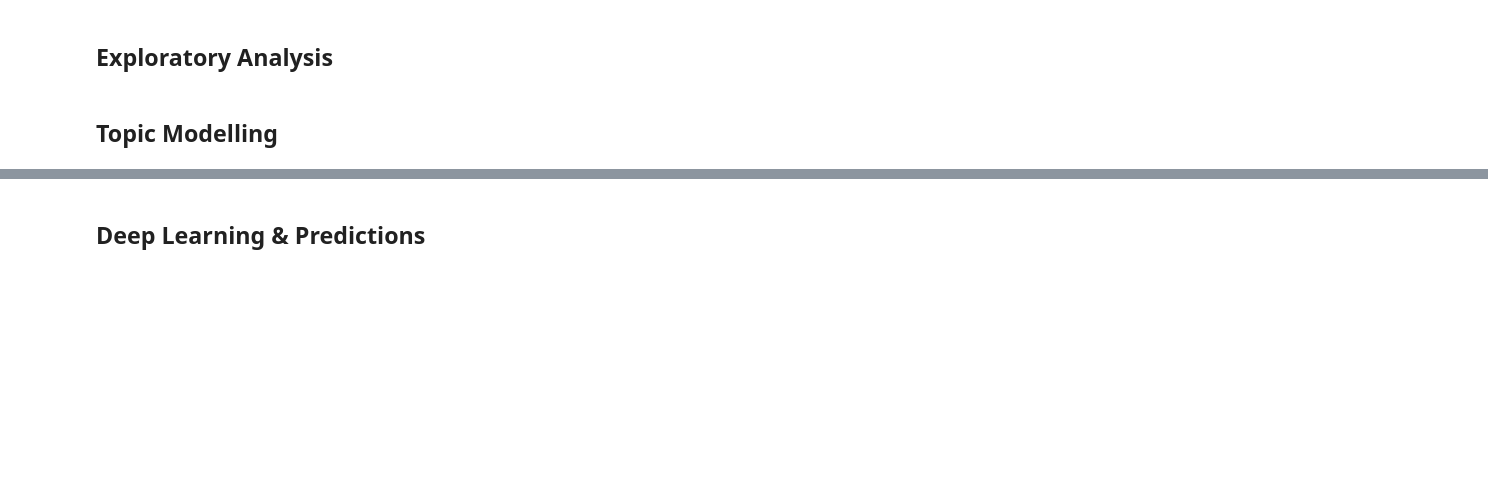
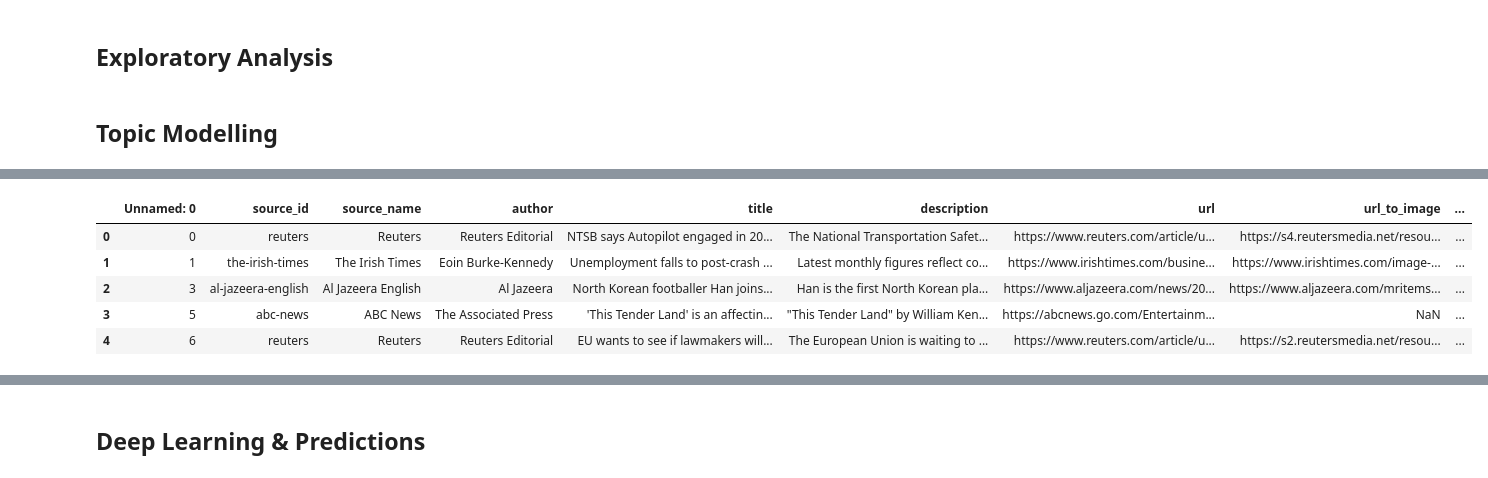
Before and after one commit to illumlol/ABA_2022, a Jupyter notebook: Final_notebook.ipynb, the cells around one changed output, grey strips where cells are left out. Drawn from its saved outputs; the diff is of its cells as text; code cells hidden in the pictures; blank space fills up the shorter version.

```diff
--- a/Final_notebook.ipynb
+++ b/Final_notebook.ipynb
@@ -64,0 +128,33 @@ In this project three data sources are used.
+# %%
+# Cleaning text
+df["cleaned_content"] = df.apply(lambda x : cleaned_text(x['content'], x['source_name']), axis=1)
+
+# Drop rows with nan in column cleaned_content
+df = df.dropna(subset = ['cleaned_content'])
+df = df.reset_index(drop=True)
+# %%
+stop=stopwords.words('english')
+stop.append("say")
+# Remove stopwords
+df["stop_removed_content"]=df["cleaned_content"].apply(lambda x: ' '.join([word for word in x.split() if word not in (stop)]))
+# %%
+# Tokenize
+df["tokenized"]=df["stop_removed_content"].apply(lambda x: nltk.word_tokenize(x))
+# %%
+# Function for lematize
+def word_lemmatizer(text):
+    lem_text = [WordNetLemmatizer().lemmatize(i,pos='v') for i in text]
+    return lem_text
+
+# Lematize
+df["lemmatized"]=df["tokenized"].apply(lambda x: word_lemmatizer(x))
+df["lemmatize_joined"]=df["lemmatized"].apply(lambda x: ' '.join(x))
+# %%
+df.head()
+# %% [output]
+|  | Unnamed: 0 | source_id | source_name | author | title | description | url | url_to_image | ... |
+| 0 | 0 | reuters | Reuters | Reuters Editorial | NTSB says Autopilot engaged in 20... | The National Transportation Safet... | https://www.reuters.com/article/u... | https://s4.reutersmedia.net/resou... | ... |
+| 1 | 1 | the-irish-times | The Irish Times | Eoin Burke-Kennedy | Unemployment falls to post-crash ... | Latest monthly figures reflect co... | https://www.irishtimes.com/busine... | https://www.irishtimes.com/image-... | ... |
+| 2 | 3 | al-jazeera-english | Al Jazeera English | Al Jazeera | North Korean footballer Han joins... | Han is the first North Korean pla... | https://www.aljazeera.com/news/20... | https://www.aljazeera.com/mritems... | ... |
+| 3 | 5 | abc-news | ABC News | The Associated Press | 'This Tender Land' is an affectin... | "This Tender Land" by William Ken... | https://abcnews.go.com/Entertainm... | NaN | ... |
+| 4 | 6 | reuters | Reuters | Reuters Editorial | EU wants to see if lawmakers will... | The European Union is waiting to ... | https://www.reuters.com/article/u... | https://s2.reutersmedia.net/resou... | ... |
```
Also changed, not shown: parts of 21 cells of this notebook.
